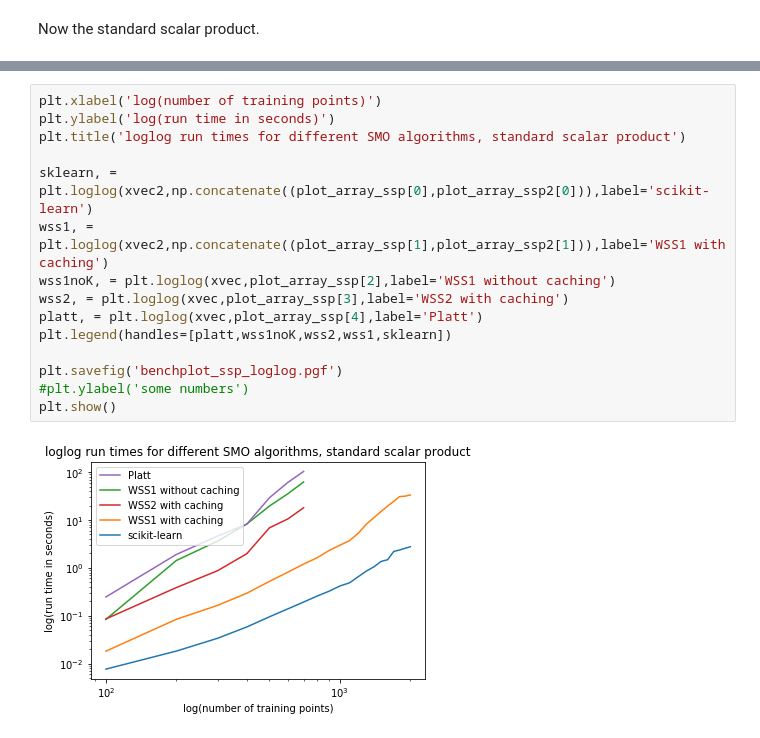
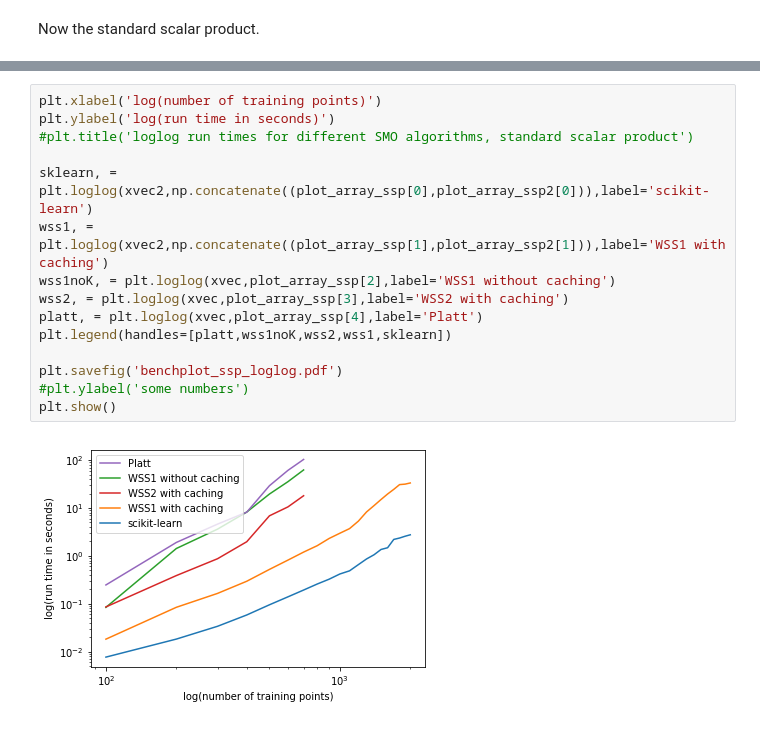
Before and after one commit to LisaBM/ml_project, a Jupyter notebook: Plotting_Benchmark_Results.ipynb, the cells around one changed output, grey strips where cells are left out. Cells and saved outputs as stored; diff of their text form.

```diff
--- a/Plotting_Benchmark_Results.ipynb
+++ b/Plotting_Benchmark_Results.ipynb
@@ -80,17 +80,17 @@ plt.show()
 # %%
 plt.xlabel('log(number of training points)')
 plt.ylabel('log(run time in seconds)')
-plt.title('loglog run times for different SMO algorithms, standard scalar product')
+#plt.title('loglog run times for different SMO algorithms, standard scalar product')
 
 sklearn, = plt.loglog(xvec2,np.concatenate((plot_array_ssp[0],plot_array_ssp2[0])),label='scikit-learn')
 wss1, = plt.loglog(xvec2,np.concatenate((plot_array_ssp[1],plot_array_ssp2[1])),label='WSS1 with caching')
 wss1noK, = plt.loglog(xvec,plot_array_ssp[2],label='WSS1 without caching')
 wss2, = plt.loglog(xvec,plot_array_ssp[3],label='WSS2 with caching')
 platt, = plt.loglog(xvec,plot_array_ssp[4],label='Platt')
 plt.legend(handles=[platt,wss1noK,wss2,wss1,sklearn])
 
-plt.savefig('benchplot_ssp_loglog.pgf')
+plt.savefig('benchplot_ssp_loglog.pdf')
 #plt.ylabel('some numbers')
 plt.show()
 # %% [output]
-[figure, old version]
+[figure, new version]
```
Also changed, not shown: parts of 4 cells of this notebook, 18 other files.
